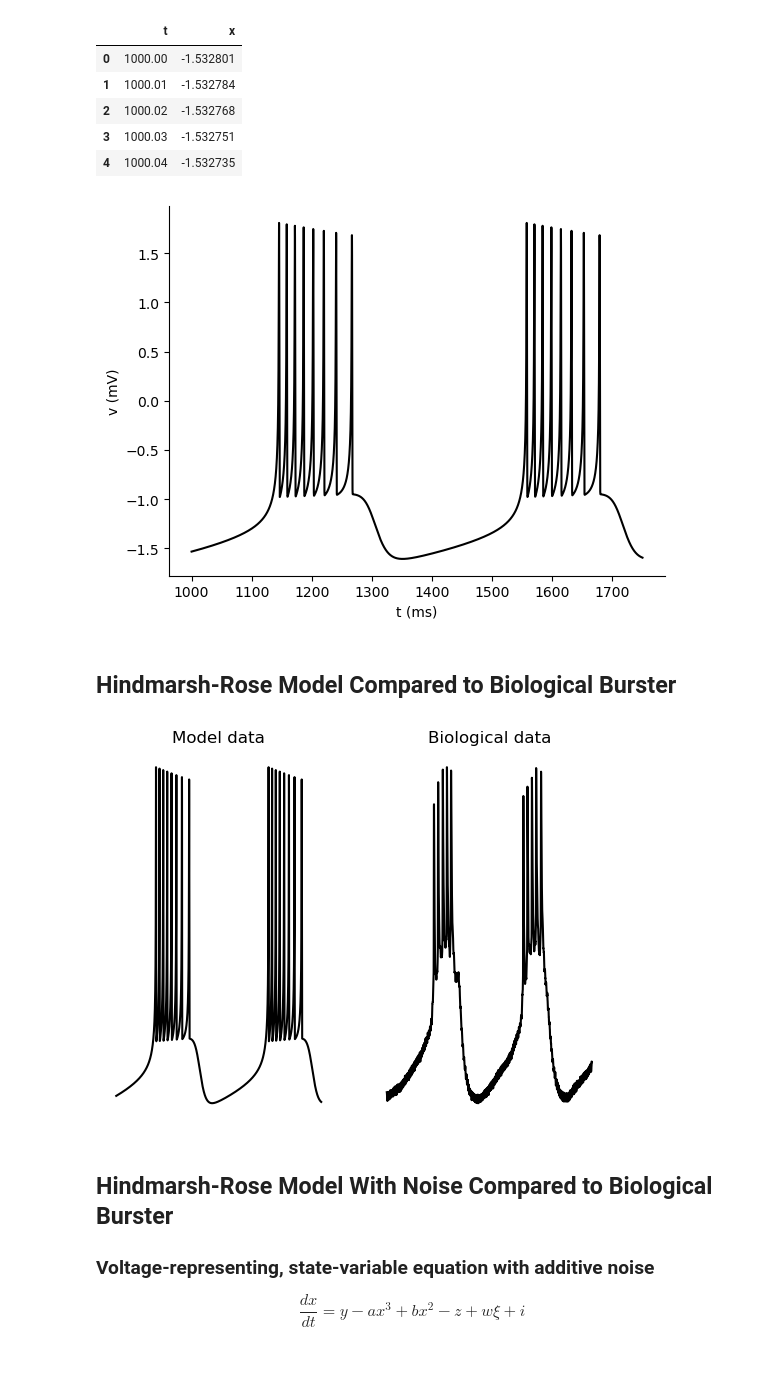
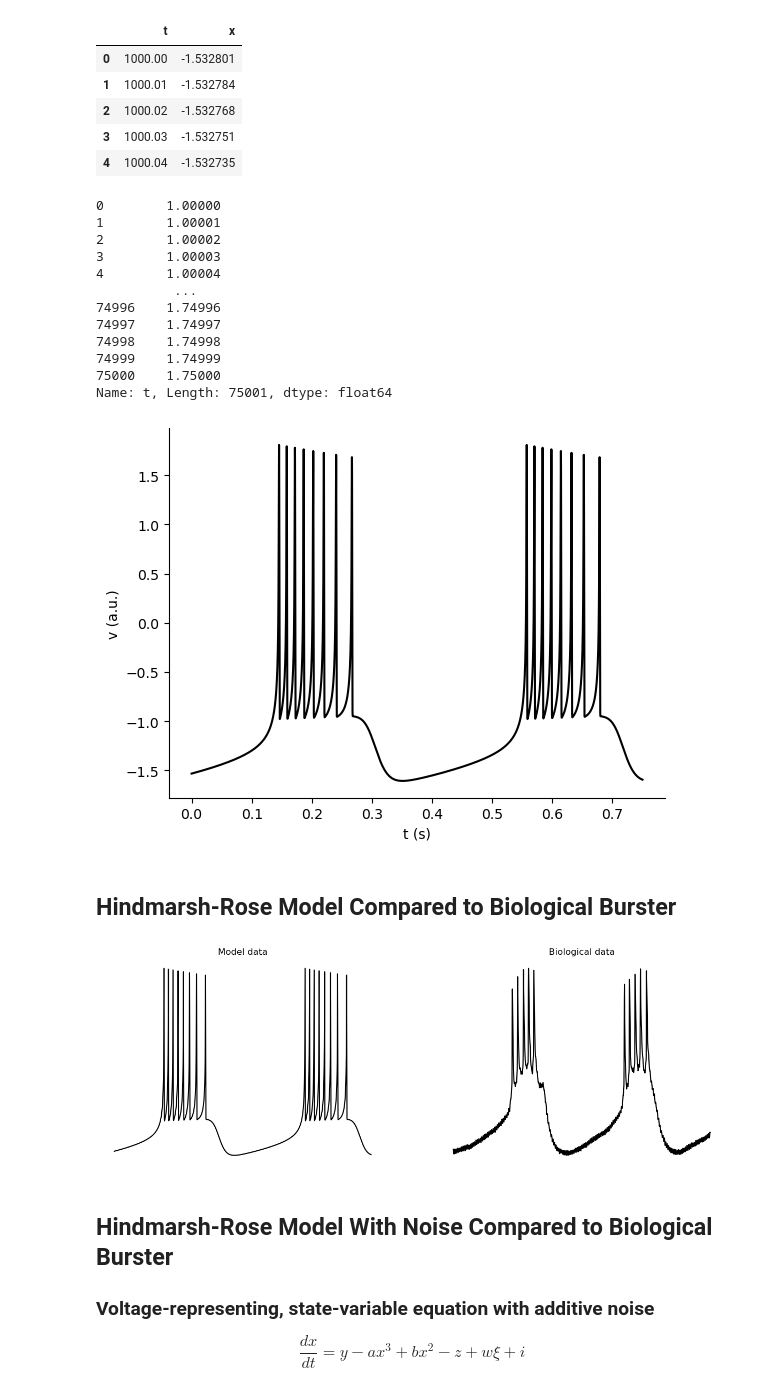
Before and after one commit to ryEllison/chaosInPylo, a Jupyter notebook: main/src/srcNotebook.ipynb, the cells around one changed output. Drawn from its saved outputs; the diff is of its cells as text; code cells hidden in the pictures; blank space fills up the shorter version.

```diff
--- a/main/src/srcNotebook.ipynb
+++ b/main/src/srcNotebook.ipynb
@@ -75,48 +78,63 @@ data.head()
 | 2 | 1000.02 | -1.532768 |
 | 3 | 1000.03 | -1.532751 |
 | 4 | 1000.04 | -1.532735 |
+# %%
+data['t']/1000
+# %% [output]
+0        1.00000
+1        1.00001
+2        1.00002
+3        1.00003
+4        1.00004
+          ...
+74996    1.74996
+74997    1.74997
+74998    1.74998
+74999    1.74999
+75000    1.75000
+Name: t, Length: 75001, dtype: float64
 # %%
 #Visualization
 plt.figure()
-plt.plot(data['t'],
+plt.plot((data['t'] / 1000) - min(data['t'] / 1000),
          data['x'],
          color = 'black')
 sbn.despine()
-plt.xlabel('t (ms)')
-plt.ylabel('v (mV)')
+plt.xlabel('t (s)')
+plt.ylabel('v (a.u.)')
 plt.show()
 # %% [output]
-[figure, old version]
+[figure, new version]
 # %% [markdown]
 ## Hindmarsh-Rose Model Compared to Biological Burster
 # %%
 #Data dump
-biolData = pd.read_csv('../data/biologicalBurster.csv')
+biolData = pd.read_csv('..\\data\\biologicalBurster.csv')
 
 ##Visualization
 #Creation of graphics device
-plt.figure()
+plt.figure(figsize = (15, 5))
 
 #Creation of first panel (model data)
 plt.subplot(121)
 plt.plot(data['t'],
          data['x'],
          color = 'black')
 plt.title('Model data')
 plt.axis('off')
 
 #Creation of second panel (biological data)
 plt.subplot(122)
 plt.plot(biolData['t'],
          biolData['v'],
          color = 'black')
 plt.title('Biological data')
 plt.axis('off')
 
 #Render visualization to jupyter
 plt.show()
 # %% [output]
-[figure, old version]
+[figure, new version]
 # %% [markdown]
 ## Hindmarsh-Rose Model With Noise Compared to Biological Burster
 
```
Also changed, not shown: parts of 21 cells of this notebook, 1 other file.
